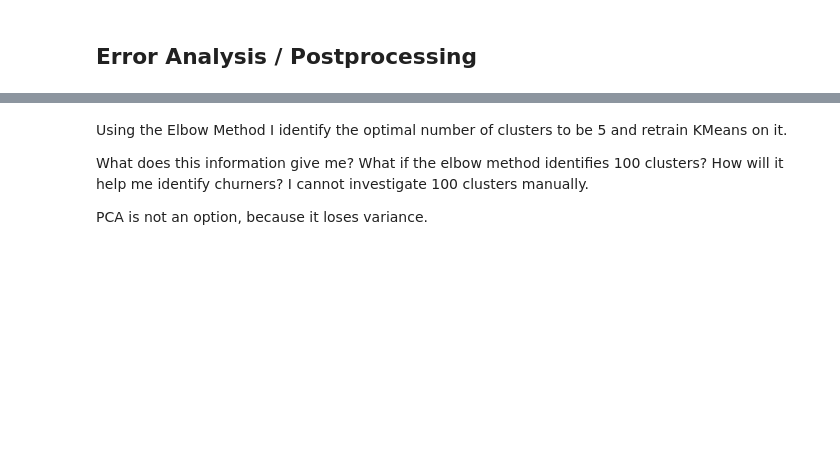
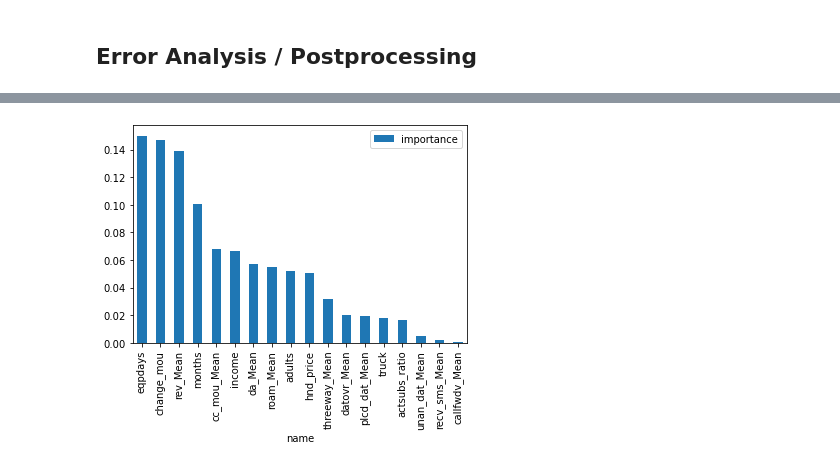
Before and after one commit to dgrzebyk/data_analysis, a Jupyter notebook: customer_churn.ipynb, the cells around one changed output, grey strips where cells are left out. Drawn from its saved outputs; the diff is of its cells as text; code cells hidden in the pictures; blank space fills up the shorter version.

```diff
--- a/customer_churn.ipynb
+++ b/customer_churn.ipynb
@@ -365,0 +388,29 @@ pipeline.fit(X_train, y_train)
+# %%
+%%time
+# I did not identify text features
+ct = make_column_transformer((MinMaxScaler(), num_features),
+                             (OneHotEncoder(handle_unknown='ignore'), cat_features),
+                             n_jobs=-1,
+                             verbose=False)
+
+pipeline = Pipeline(
+    steps=[("preprocessor", ct), ("regressor", RandomForestClassifier(n_estimators=10, max_features=3, random_state=42,
+                                                                      min_samples_leaf=1))]
+)
+
+# param_grid = {
+#     "regressor__max_features": [5, 10, 15, 20],
+#     "regressor__max_depth": [5, 10, 15, 20]
+# }
+
+# search = GridSearchCV(pipeline, param_grid, n_jobs=-1, cv=3, verbose=3)
+# search.fit(X_train, y_train)
+
+# print("Best parameter (CV score=%0.3f):" % search.best_score_)
+# print(search.best_params_)
+
+# max_depth is the how many splits deep you want each tree to go
+# min_samples_leaf is how many observations are at the end of a branch before I forbid the tree from splitting further.
+
+# Training the model
+pipeline.fit(X_train, y_train)
@@ -423,6 +465,0 @@ plt.show()
-# %% [markdown]
-Using the Elbow Method I identify the optimal number of clusters to be 5 and retrain KMeans on it.
-
-What does this information give me? What if the elbow method identifies 100 clusters? How will it help me identify churners? I cannot investigate 100 clusters manually.
-
-PCA is not an option, because it loses variance.
@@ -435,0 +466,10 @@ plt.scatter()
+# %%
+feature_names = X_train.columns
+feature_importances = pipeline.steps[1][1].feature_importances_
+
+importance_df = pd.DataFrame({"name":feature_names, "importance":feature_importances})
+importance_df = importance_df.sort_values(by='importance', ascending=False)
+importance_df.plot(kind='bar', x='name')
+plt.show()
+# %% [output]
+[figure, added]
```
Also changed, not shown: parts of 66 cells of this notebook.
